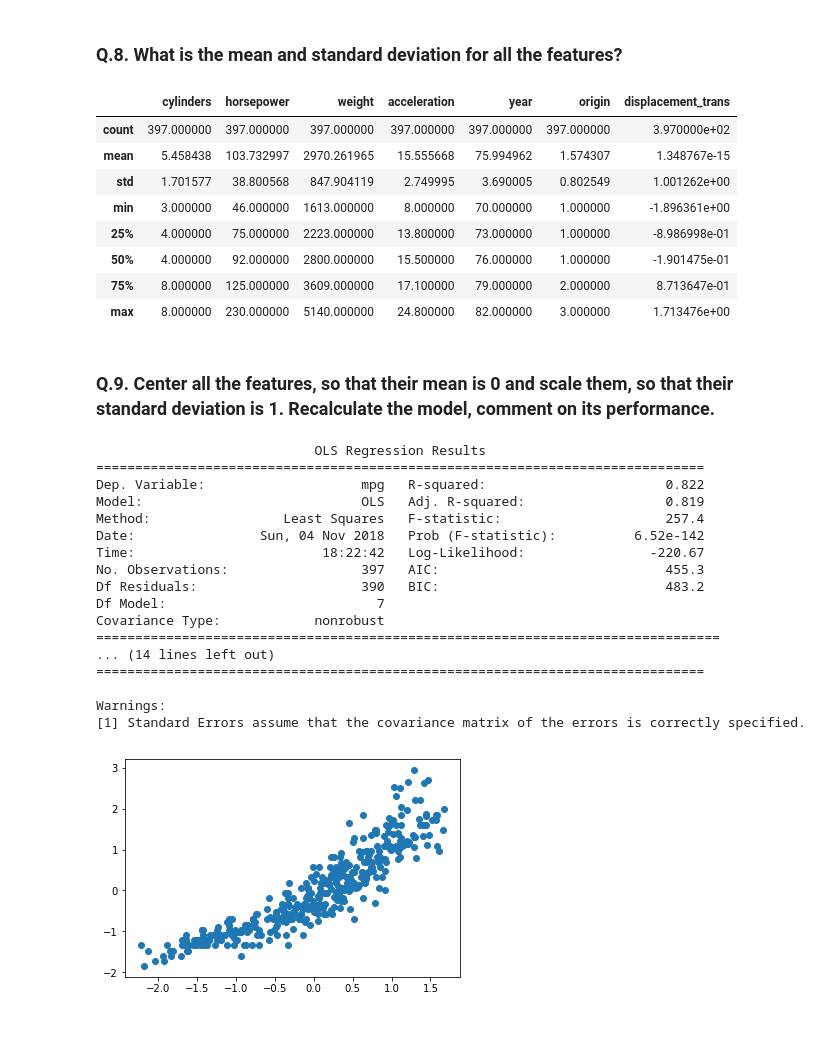
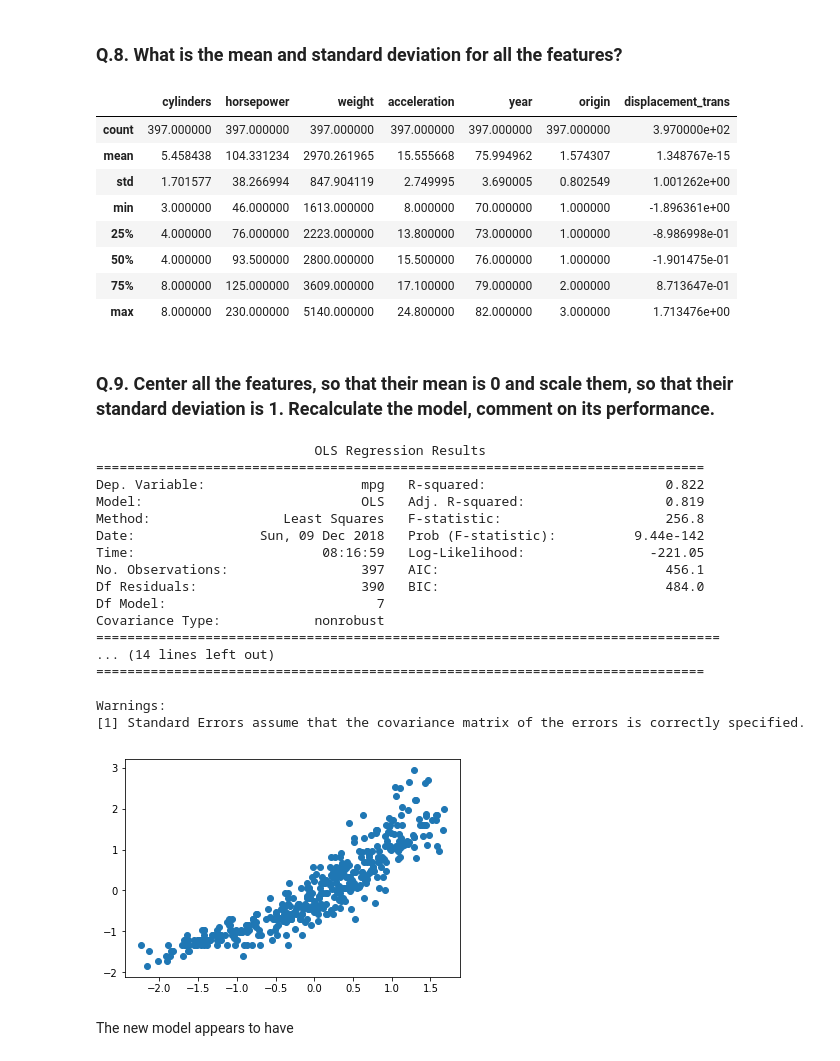
Before and after one commit to Boeing-Bros-UW-ML-Cert/Joeda, a Jupyter notebook: ML210_L4/Rice_ML210_L4.ipynb, the cells around one changed output. Cells and saved outputs as stored; diff of their text form; code cells hidden in the pictures; blank space fills up the shorter version.

```diff
--- a/ML210_L4/Rice_ML210_L4.ipynb
+++ b/ML210_L4/Rice_ML210_L4.ipynb
@@ -82,7 +86,6 @@ auto.loc[auto["horsepower"].isnull()]
 # Command(s):
 #np.median(auto.loc[auto["horsepower"].isnull() == False])
 #auto["horsepower"] =
-auto.fillna(np.median(auto.loc[auto["horsepower"].isnull() == False])).head()
-# Comment (one sentence):
-#
+print("Median:  " + str(np.median(auto["horsepower"].loc[auto["horsepower"].isnull() == False])))
+auto["horsepower"].fillna(np.median(auto["horsepower"].loc[auto["horsepower"].isnull() == False]),inplace=True)
 # %% [output]
@@ -95,2 +92,0 @@ auto.fillna(np.median(auto.loc[auto["horsepower"].isnull() == False])).head()
-# %%
-auto["horsepower"] = auto["horsepower"].fillna(np.median(auto.loc[auto["horsepower"].isnull() == False]))
@@ -223,11 +229,11 @@ features_m2.describe()
 # %% [output]
 |  | cylinders | horsepower | weight | acceleration | year | origin | displacement_trans |
 | count | 397.000000 | 397.000000 | 397.000000 | 397.000000 | 397.000000 | 397.000000 | 3.970000e+02 |
-| mean | 5.458438 | 103.732997 | 2970.261965 | 15.555668 | 75.994962 | 1.574307 | 1.348767e-15 |
-| std | 1.701577 | 38.800568 | 847.904119 | 2.749995 | 3.690005 | 0.802549 | 1.001262e+00 |
+| mean | 5.458438 | 104.331234 | 2970.261965 | 15.555668 | 75.994962 | 1.574307 | 1.348767e-15 |
+| std | 1.701577 | 38.266994 | 847.904119 | 2.749995 | 3.690005 | 0.802549 | 1.001262e+00 |
 | min | 3.000000 | 46.000000 | 1613.000000 | 8.000000 | 70.000000 | 1.000000 | -1.896361e+00 |
-| 25% | 4.000000 | 75.000000 | 2223.000000 | 13.800000 | 73.000000 | 1.000000 | -8.986998e-01 |
-| 50% | 4.000000 | 92.000000 | 2800.000000 | 15.500000 | 76.000000 | 1.000000 | -1.901475e-01 |
+| 25% | 4.000000 | 76.000000 | 2223.000000 | 13.800000 | 73.000000 | 1.000000 | -8.986998e-01 |
+| 50% | 4.000000 | 93.500000 | 2800.000000 | 15.500000 | 76.000000 | 1.000000 | -1.901475e-01 |
 | 75% | 8.000000 | 125.000000 | 3609.000000 | 17.100000 | 79.000000 | 2.000000 | 8.713647e-01 |
 | max | 8.000000 | 230.000000 | 5140.000000 | 24.800000 | 82.000000 | 3.000000 | 1.713476e+00 |
 # %% [markdown]
@@ -237,36 +243,40 @@ from sklearn.preprocessing import StandardScaler
 # %%
 ss = StandardScaler()
 auto_ss = ss.fit_transform(auto)
 auto_ss = pd.DataFrame(auto_ss, columns=auto.columns)
 
 feature_ss = auto_ss[feature_names]
 target_ss = auto_ss["mpg"]
 
 model_ss = sm.OLS(target_ss, feature_ss).fit()
 print(model_ss.summary())
 
 plt.scatter(model_ss.fittedvalues,target_ss)
+plt.xlabel("")
 plt.show()
 
 # Recalculate the model
 
-# Comment on its performance
+# TODO:Comment on its performance
+#
 # %% [output]
                             OLS Regression Results
 ==============================================================================
 Dep. Variable:                    mpg   R-squared:                       0.822
 Model:                            OLS   Adj. R-squared:                  0.819
-Method:                 Least Squares   F-statistic:                     257.4
-Date:                Sun, 04 Nov 2018   Prob (F-statistic):          6.52e-142
-Time:                        18:22:42   Log-Likelihood:                -220.67
-No. Observations:                 397   AIC:                             455.3
-Df Residuals:                     390   BIC:                             483.2
+Method:                 Least Squares   F-statistic:                     256.8
+Date:                Sun, 09 Dec 2018   Prob (F-statistic):          9.44e-142
+Time:                        08:16:59   Log-Likelihood:                -221.05
+No. Observations:                 397   AIC:                             456.1
+Df Residuals:                     390   BIC:                             484.0
 Df Model:                           7
 Covariance Type:            nonrobust
 ================================================================================
 ... (14 lines left out)
 ==============================================================================
 
 Warnings:
 [1] Standard Errors assume that the covariance matrix of the errors is correctly specified.
-[figure, old version]
+[figure, new version]
+# %% [markdown]
+The new model appears to have
```
Also changed, not shown: parts of 12 cells of this notebook.
